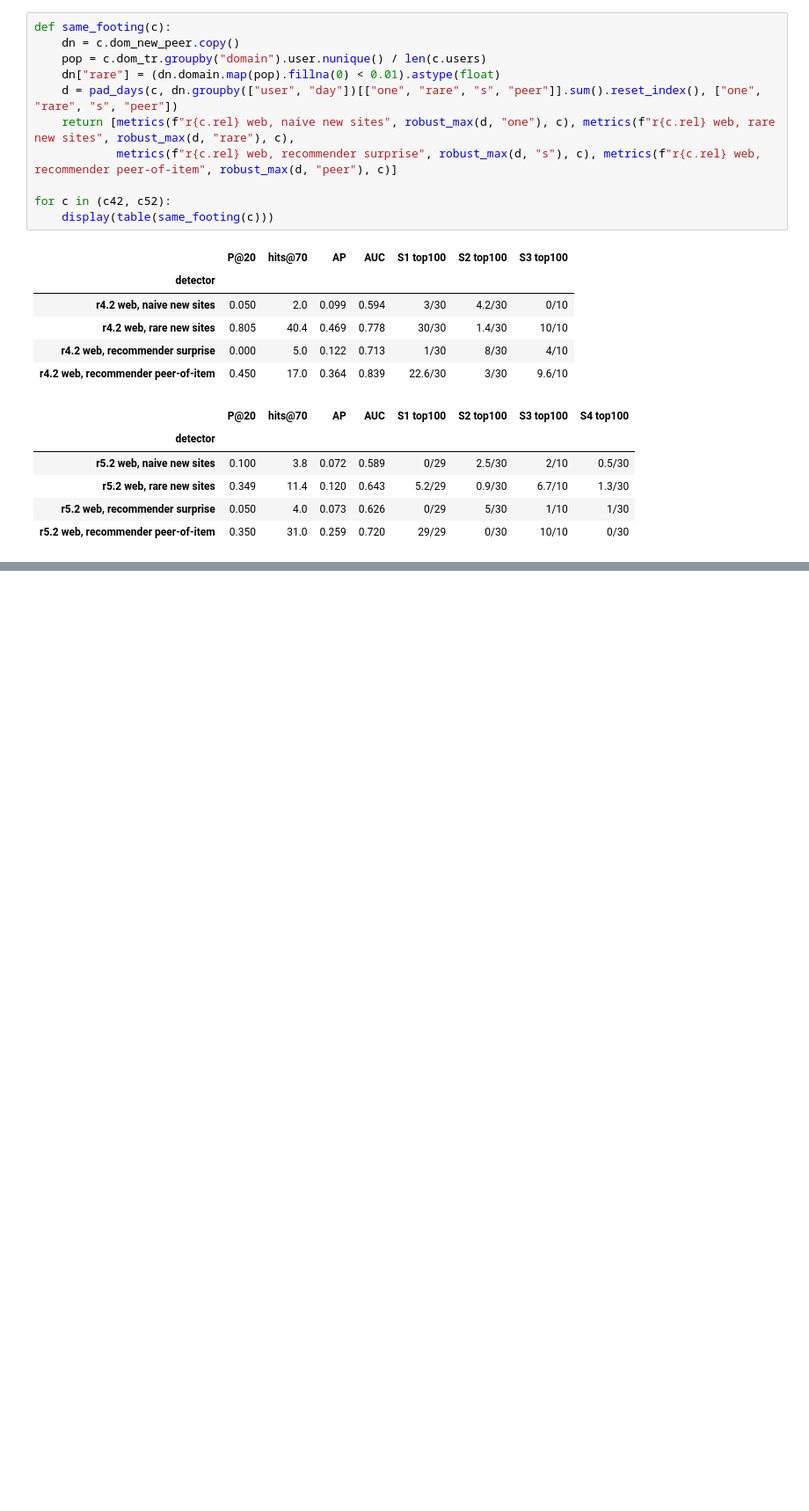
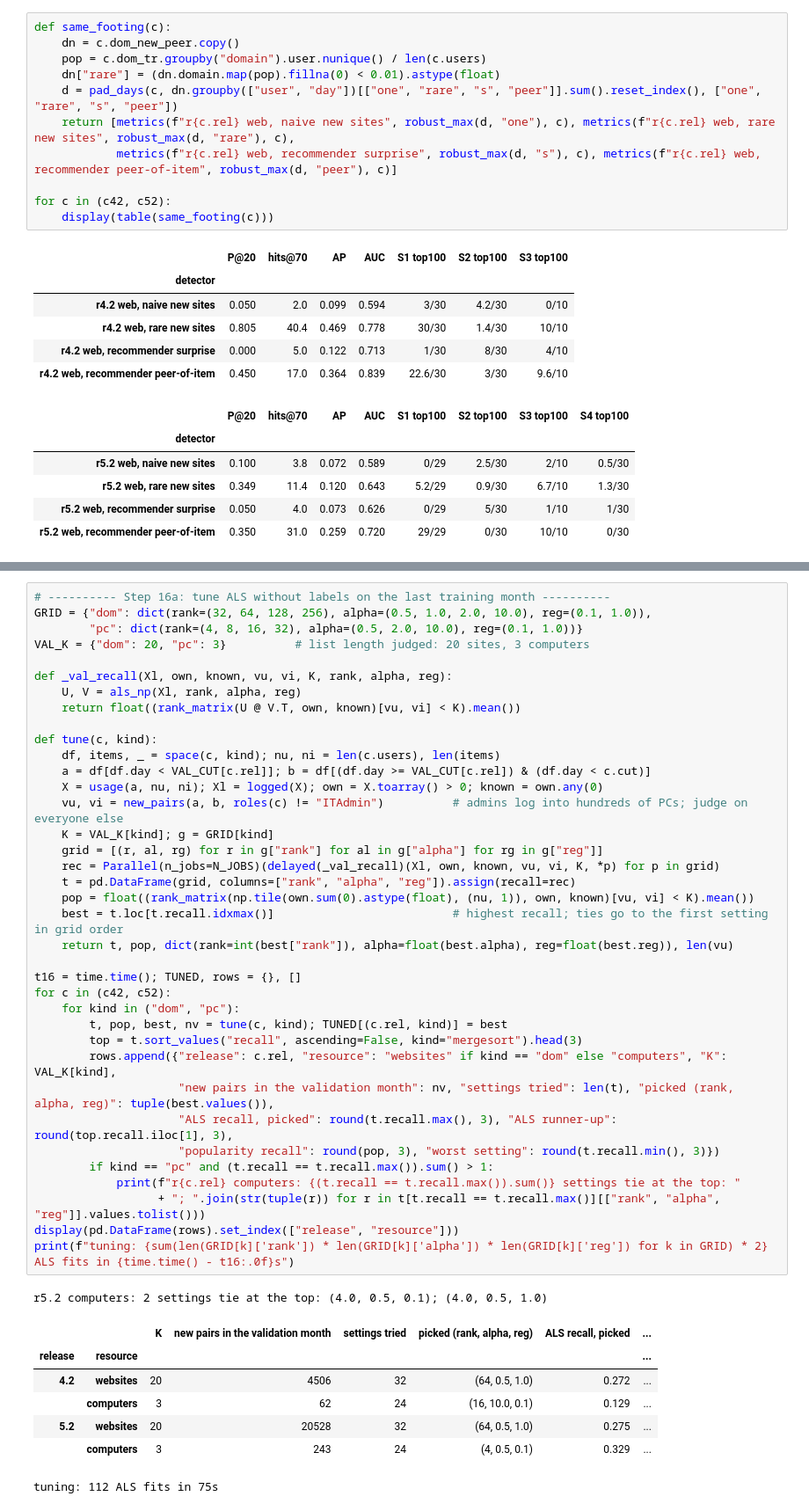
Before and after one commit to theMehrad/IBMZDatathon2026, a Jupyter notebook: feasibility/OutOfRole_Feasibility.ipynb, the cells around one changed output, grey strips where cells are left out. Shown at 88% size. Cells and saved outputs as stored; diff of their text form; blank space fills up the shorter version.

```diff
--- a/feasibility/OutOfRole_Feasibility.ipynb
+++ b/feasibility/OutOfRole_Feasibility.ipynb
@@ -1382,0 +1583,46 @@ This follows the external reviewer's final recommendation: one tested default ra
+# %%
+# ---------- Step 16a: tune ALS without labels on the last training month ----------
+GRID = {"dom": dict(rank=(32, 64, 128, 256), alpha=(0.5, 1.0, 2.0, 10.0), reg=(0.1, 1.0)),
+        "pc": dict(rank=(4, 8, 16, 32), alpha=(0.5, 2.0, 10.0), reg=(0.1, 1.0))}
+VAL_K = {"dom": 20, "pc": 3}          # list length judged: 20 sites, 3 computers
+
+def _val_recall(Xl, own, known, vu, vi, K, rank, alpha, reg):
+    U, V = als_np(Xl, rank, alpha, reg)
+    return float((rank_matrix(U @ V.T, own, known)[vu, vi] < K).mean())
+
+def tune(c, kind):
+    df, items, _ = space(c, kind); nu, ni = len(c.users), len(items)
+    a = df[df.day < VAL_CUT[c.rel]]; b = df[(df.day >= VAL_CUT[c.rel]) & (df.day < c.cut)]
+    X = usage(a, nu, ni); Xl = logged(X); own = X.toarray() > 0; known = own.any(0)
+    vu, vi = new_pairs(a, b, roles(c) != "ITAdmin")          # admins log into hundreds of PCs; judge on everyone else
+    K = VAL_K[kind]; g = GRID[kind]
+    grid = [(r, al, rg) for r in g["rank"] for al in g["alpha"] for rg in g["reg"]]
+    rec = Parallel(n_jobs=N_JOBS)(delayed(_val_recall)(Xl, own, known, vu, vi, K, *p) for p in grid)
+    t = pd.DataFrame(grid, columns=["rank", "alpha", "reg"]).assign(recall=rec)
+    pop = float((rank_matrix(np.tile(own.sum(0).astype(float), (nu, 1)), own, known)[vu, vi] < K).mean())
+    best = t.loc[t.recall.idxmax()]                          # highest recall; ties go to the first setting in grid order
+    return t, pop, dict(rank=int(best["rank"]), alpha=float(best.alpha), reg=float(best.reg)), len(vu)
+
+t16 = time.time(); TUNED, rows = {}, []
+for c in (c42, c52):
+    for kind in ("dom", "pc"):
+        t, pop, best, nv = tune(c, kind); TUNED[(c.rel, kind)] = best
+        top = t.sort_values("recall", ascending=False, kind="mergesort").head(3)
+        rows.append({"release": c.rel, "resource": "websites" if kind == "dom" else "computers", "K": VAL_K[kind],
+                     "new pairs in the validation month": nv, "settings tried": len(t), "picked (rank, alpha, reg)": tuple(best.values()),
+                     "ALS recall, picked": round(t.recall.max(), 3), "ALS runner-up": round(top.recall.iloc[1], 3),
+                     "popularity recall": round(pop, 3), "worst setting": round(t.recall.min(), 3)})
+        if kind == "pc" and (t.recall == t.recall.max()).sum() > 1:
+            print(f"r{c.rel} computers: {(t.recall == t.recall.max()).sum()} settings tie at the top: "
+                  + "; ".join(str(tuple(r)) for r in t[t.recall == t.recall.max()][["rank", "alpha", "reg"]].values.tolist()))
+display(pd.DataFrame(rows).set_index(["release", "resource"]))
+print(f"tuning: {sum(len(GRID[k]['rank']) * len(GRID[k]['alpha']) * len(GRID[k]['reg']) for k in GRID) * 2} ALS fits in {time.time() - t16:.0f}s")
+# %% [output]
+r5.2 computers: 2 settings tie at the top: (4.0, 0.5, 0.1); (4.0, 0.5, 1.0)
+|  |  | K | new pairs in the validation month | settings tried | picked (rank, alpha, reg) | ALS recall, picked | ... |
+| release | resource |  |  |  |  |  | ... |
+| 4.2 | websites | 20 | 4506 | 32 | (64, 0.5, 1.0) | 0.272 | ... |
+|  | computers | 3 | 62 | 24 | (16, 10.0, 0.1) | 0.129 | ... |
+| 5.2 | websites | 20 | 20528 | 32 | (64, 0.5, 1.0) | 0.275 | ... |
+|  | computers | 3 | 243 | 24 | (4, 0.5, 0.1) | 0.329 | ... |
+tuning: 112 ALS fits in 75s
```
Also changed, not shown: parts of 49 cells of this notebook, 16 other files.
